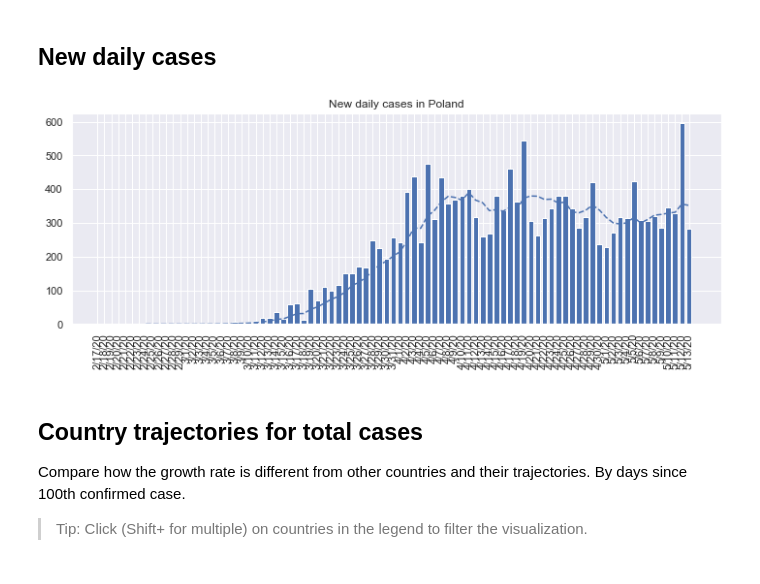
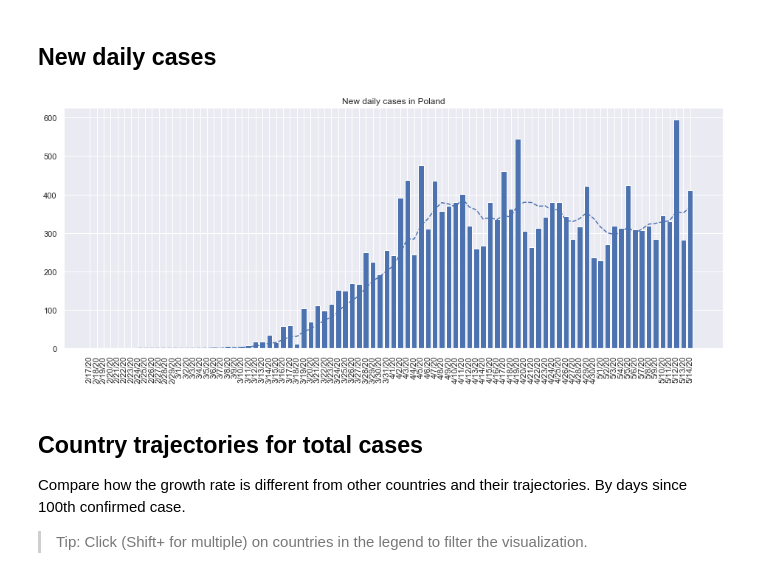
Before and after one commit to IvonaTau/covid19, a Jupyter notebook: _notebooks/2020-03-29-poland.ipynb, the cells around one changed output. Saved outputs shown, nothing was run; the diff lists cells and outputs as text; code cells hidden in the pictures.

```diff
--- a/_notebooks/2020-03-29-poland.ipynb
+++ b/_notebooks/2020-03-29-poland.ipynb
@@ -71,9 +74,9 @@ plot_confirmed_cases_barplot(df, 'Poland', cutoff=30, logarithmic_scale=True)
 #     plt.title('New daily cases in '+country)
 # %%
 #hide_input
-plot_new_cases_barplot('Poland')
+plot_new_cases_barplot(df, 'Poland')
 # %% [output]
-[figure, old version]
+[figure, new version]
 # %% [markdown]
 ## Country trajectories for total cases
 
```
Also changed, not shown: parts of 12 cells of this notebook, 1 other file.
